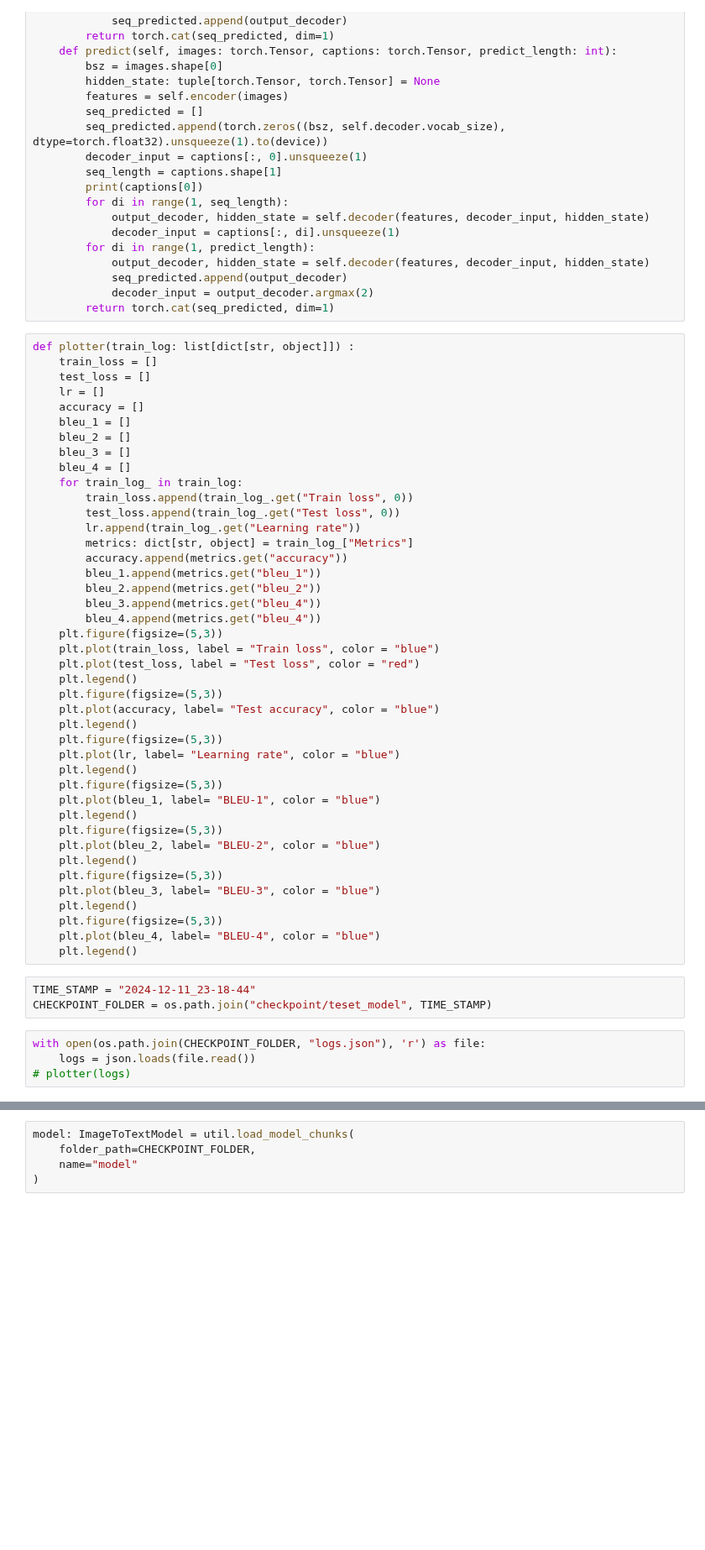
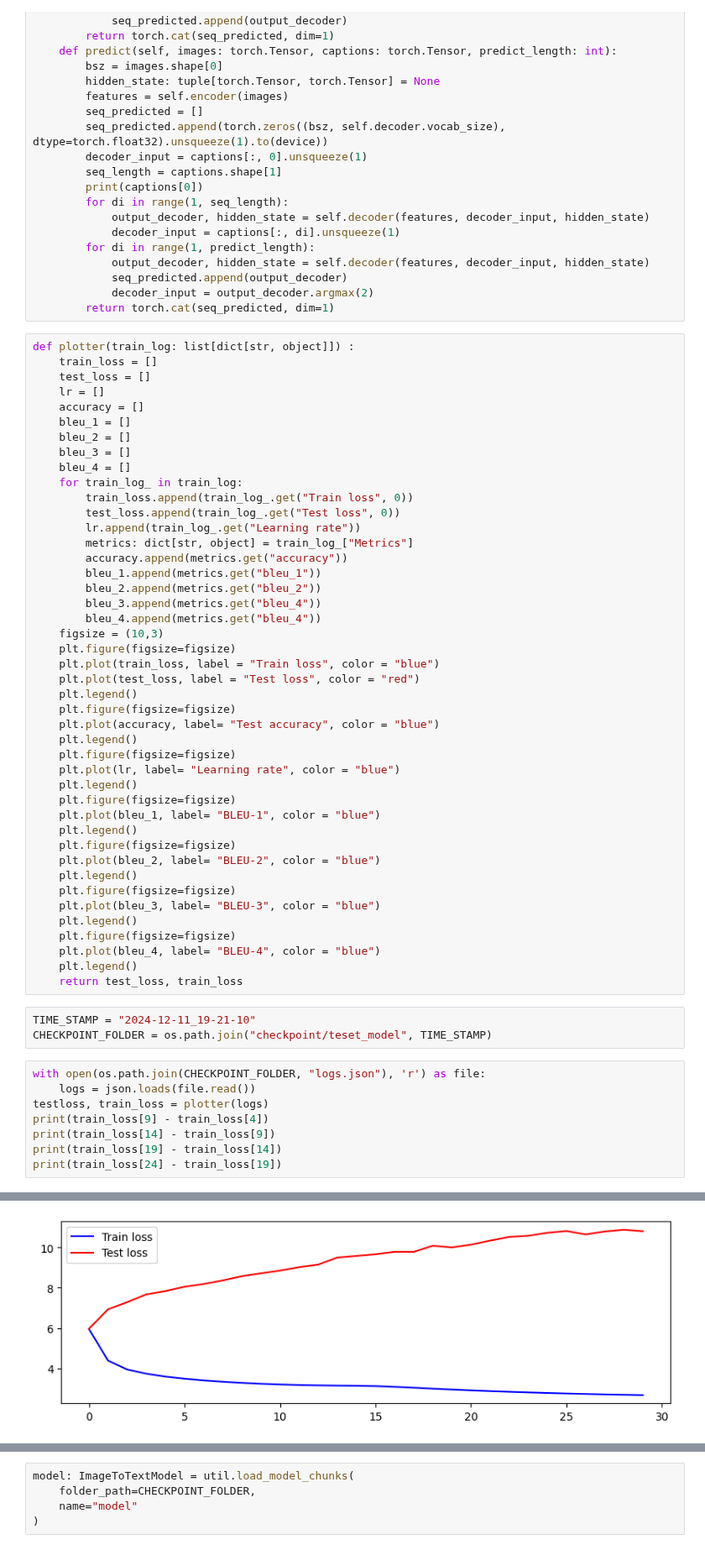
Before and after one commit to NguyenPhuongDng/Image-description, a Jupyter notebook: Fine_Tune/FinetuneTest.ipynb, the cells around one changed output, grey strips where cells are left out. Shown at 84% size. Cells and saved outputs as stored; diff of their text form; blank space fills up the shorter version.

Commit message:
before train

```diff
--- a/Fine_Tune/FinetuneTest.ipynb
+++ b/Fine_Tune/FinetuneTest.ipynb
@@ -139,32 +139,39 @@ def plotter(train_log: list[dict[str, object]]) :
         bleu_2.append(metrics.get("bleu_2"))
         bleu_3.append(metrics.get("bleu_4"))
         bleu_4.append(metrics.get("bleu_4"))
-    plt.figure(figsize=(5,3))
+    figsize = (10,3)
+    plt.figure(figsize=figsize)
     plt.plot(train_loss, label = "Train loss", color = "blue")
     plt.plot(test_loss, label = "Test loss", color = "red")
     plt.legend()
-    plt.figure(figsize=(5,3))
+    plt.figure(figsize=figsize)
     plt.plot(accuracy, label= "Test accuracy", color = "blue")
     plt.legend()
-    plt.figure(figsize=(5,3))
+    plt.figure(figsize=figsize)
     plt.plot(lr, label= "Learning rate", color = "blue")
     plt.legend()
-    plt.figure(figsize=(5,3))
+    plt.figure(figsize=figsize)
     plt.plot(bleu_1, label= "BLEU-1", color = "blue")
     plt.legend()
-    plt.figure(figsize=(5,3))
+    plt.figure(figsize=figsize)
     plt.plot(bleu_2, label= "BLEU-2", color = "blue")
     plt.legend()
-    plt.figure(figsize=(5,3))
+    plt.figure(figsize=figsize)
     plt.plot(bleu_3, label= "BLEU-3", color = "blue")
     plt.legend()
-    plt.figure(figsize=(5,3))
+    plt.figure(figsize=figsize)
     plt.plot(bleu_4, label= "BLEU-4", color = "blue")
     plt.legend()
+    return test_loss, train_loss
 # %%
-TIME_STAMP = "2024-12-11_23-18-44"
+TIME_STAMP = "2024-12-11_19-21-10"
 CHECKPOINT_FOLDER = os.path.join("checkpoint/teset_model", TIME_STAMP)
 # %%
 with open(os.path.join(CHECKPOINT_FOLDER, "logs.json"), 'r') as file:
     logs = json.loads(file.read())
-# plotter(logs)
+testloss, train_loss = plotter(logs)
+print(train_loss[9] - train_loss[4])
+print(train_loss[14] - train_loss[9])
+print(train_loss[19] - train_loss[14])
+print(train_loss[24] - train_loss[19])
+# %% [output]
@@ -170,0 +182 @@ with open(os.path.join(CHECKPOINT_FOLDER, "logs.json"), 'r') as file:
+[figure, added]
```
Also changed, not shown: parts of 2 cells of this notebook, 3 other files.
